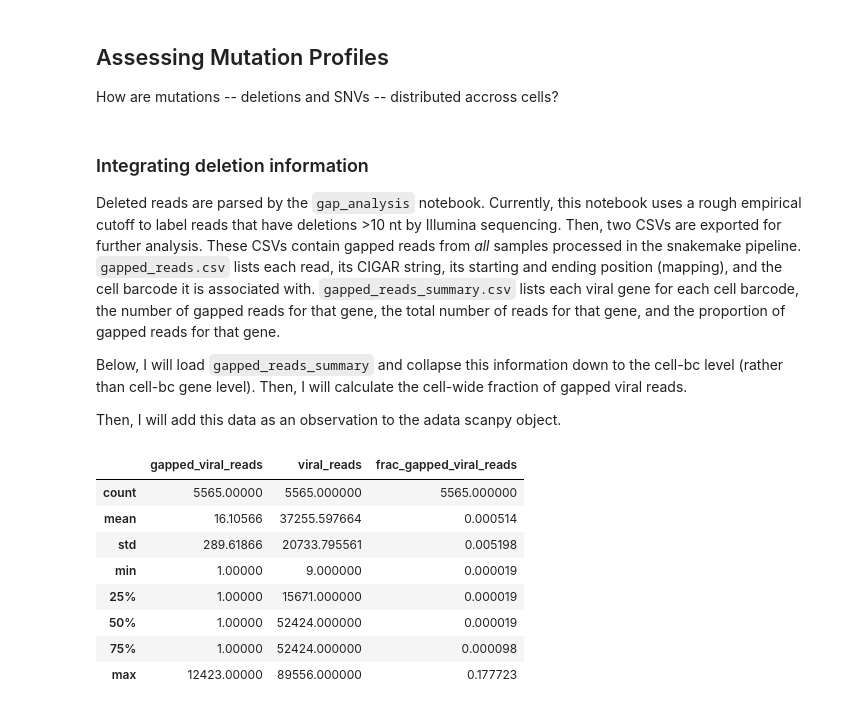
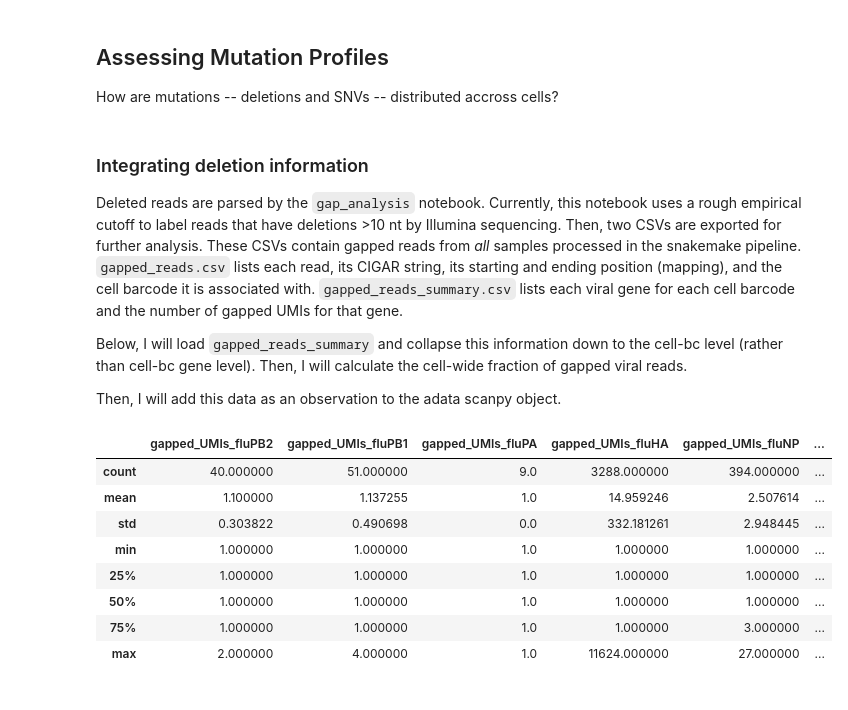
Before and after one commit to jbloomlab/barcoded_flu_pdmH1N1, a Jupyter notebook: analyze_cell_gene_matrix.ipynb, the cells around one changed output. Cells and saved outputs as stored; diff of their text form; code cells hidden in the pictures.

```diff
--- a/analyze_cell_gene_matrix.ipynb
+++ b/analyze_cell_gene_matrix.ipynb
@@ -1121,31 +1121,29 @@ How are mutations -- deletions and SNVs -- distributed accross cells?
 ### Integrating deletion information
 Deleted reads are parsed by the `gap_analysis` notebook. Currently, this notebook uses a rough empirical cutoff to label reads that have deletions >10 nt by Illumina sequencing. Then, two CSVs are exported for further analysis. These CSVs contain gapped reads from *all* samples processed in the snakemake pipeline.
 `gapped_reads.csv` lists each read, its CIGAR string, its starting and ending position (mapping), and the cell barcode it is associated with.
-`gapped_reads_summary.csv` lists each viral gene for each cell barcode, the number of gapped reads for that gene, the total number of reads for that gene, and the proportion of gapped reads for that gene.
+`gapped_reads_summary.csv` lists each viral gene for each cell barcode and the number of gapped UMIs for that gene.
 
 Below, I will load `gapped_reads_summary` and collapse this information down to the cell-bc level (rather than cell-bc gene level). Then, I will calculate the cell-wide fraction of gapped viral reads.
 
 Then, I will add this data as an observation to the adata scanpy object.
 # %%
 gapped_reads_summary = pd.read_csv(input_gapped_reads_summmary)
+gapped_reads_summary = gapped_reads_summary.drop(['Unnamed: 0'], axis=1)
+gapped_reads_summary = gapped_reads_summary.query('sample == @sample')
+gapped_reads_summary = gapped_reads_summary.add_prefix('gapped_UMIs_')
+gapped_reads_summary['gapped_UMIs_total'] = gapped_reads_summary.iloc[:,2:].sum(axis=1)
+gapped_reads_summary = gapped_reads_summary.rename(columns={'gapped_UMIs_cell_bc':'cell_barcodes'})
 
-gapped_reads_summary = gapped_reads_summary.drop(['nreads_prop_by_gene'], axis=1)
-gapped_reads_summary = gapped_reads_summary.query('sample == @sample').groupby('cell_bc').sum()
-gapped_reads_summary = gapped_reads_summary.reset_index(level=['cell_bc'])
-gapped_reads_summary = gapped_reads_summary.drop(['Unnamed: 0'], axis=1)
-gapped_reads_summary = gapped_reads_summary.rename(columns={'cell_bc':'cell_barcodes', 'nreads':'gapped_viral_reads', 'gene_sum':'viral_reads', })
-gapped_reads_summary['frac_gapped_viral_reads'] = gapped_reads_summary['gapped_viral_reads'] / gapped_reads_summary['viral_reads']
+gapped_reads_summary.head()
 
-#gapped_reads_summary.head()
-
-gapped_reads_summary.describe()
+#gapped_reads_summary.describe()
 # %% [output]
-|  | gapped_viral_reads | viral_reads | frac_gapped_viral_reads |
-| count | 5565.00000 | 5565.000000 | 5565.000000 |
-| mean | 16.10566 | 37255.597664 | 0.000514 |
-| std | 289.61866 | 20733.795561 | 0.005198 |
-| min | 1.00000 | 9.000000 | 0.000019 |
-| 25% | 1.00000 | 15671.000000 | 0.000019 |
-| 50% | 1.00000 | 52424.000000 | 0.000019 |
-| 75% | 1.00000 | 52424.000000 | 0.000098 |
-| max | 12423.00000 | 89556.000000 | 0.177723 |
+|  | gapped_UMIs_fluPB2 | gapped_UMIs_fluPB1 | gapped_UMIs_fluPA | gapped_UMIs_fluHA | gapped_UMIs_fluNP | ... |
+| count | 40.000000 | 51.000000 | 9.0 | 3288.000000 | 394.000000 | ... |
+| mean | 1.100000 | 1.137255 | 1.0 | 14.959246 | 2.507614 | ... |
+| std | 0.303822 | 0.490698 | 0.0 | 332.181261 | 2.948445 | ... |
+| min | 1.000000 | 1.000000 | 1.0 | 1.000000 | 1.000000 | ... |
+| 25% | 1.000000 | 1.000000 | 1.0 | 1.000000 | 1.000000 | ... |
+| 50% | 1.000000 | 1.000000 | 1.0 | 1.000000 | 1.000000 | ... |
+| 75% | 1.000000 | 1.000000 | 1.0 | 1.000000 | 3.000000 | ... |
+| max | 2.000000 | 4.000000 | 1.0 | 11624.000000 | 27.000000 | ... |
```
Also changed, not shown: parts of 13 cells of this notebook, 2 other files.
